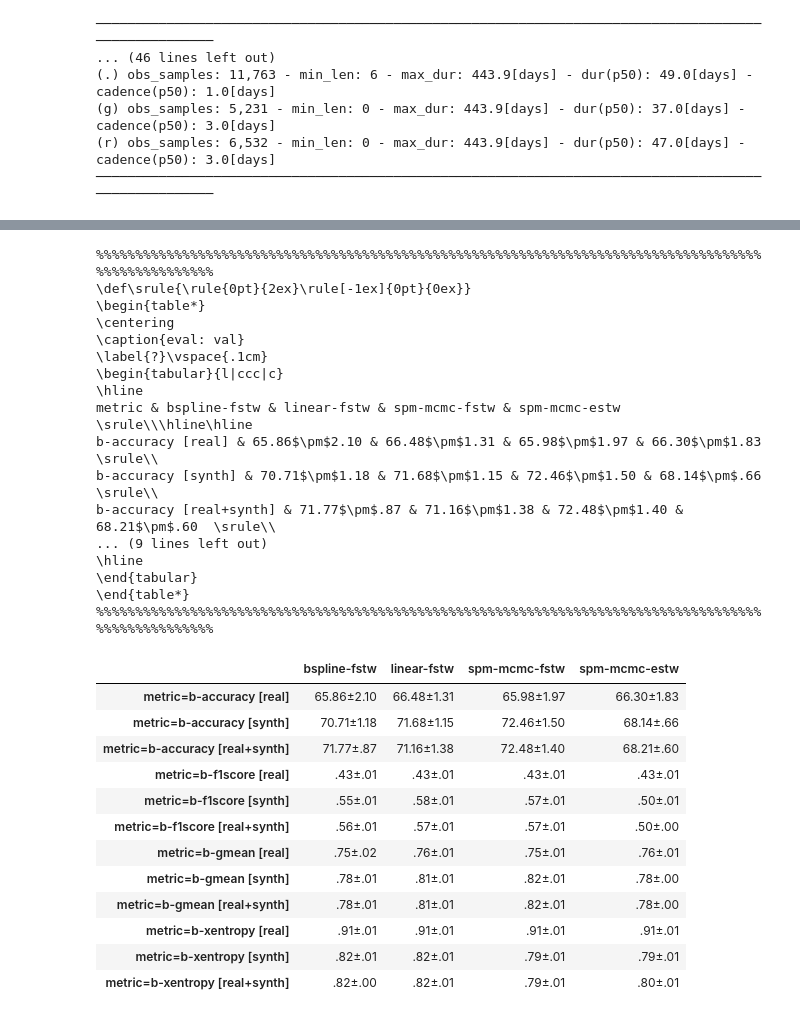
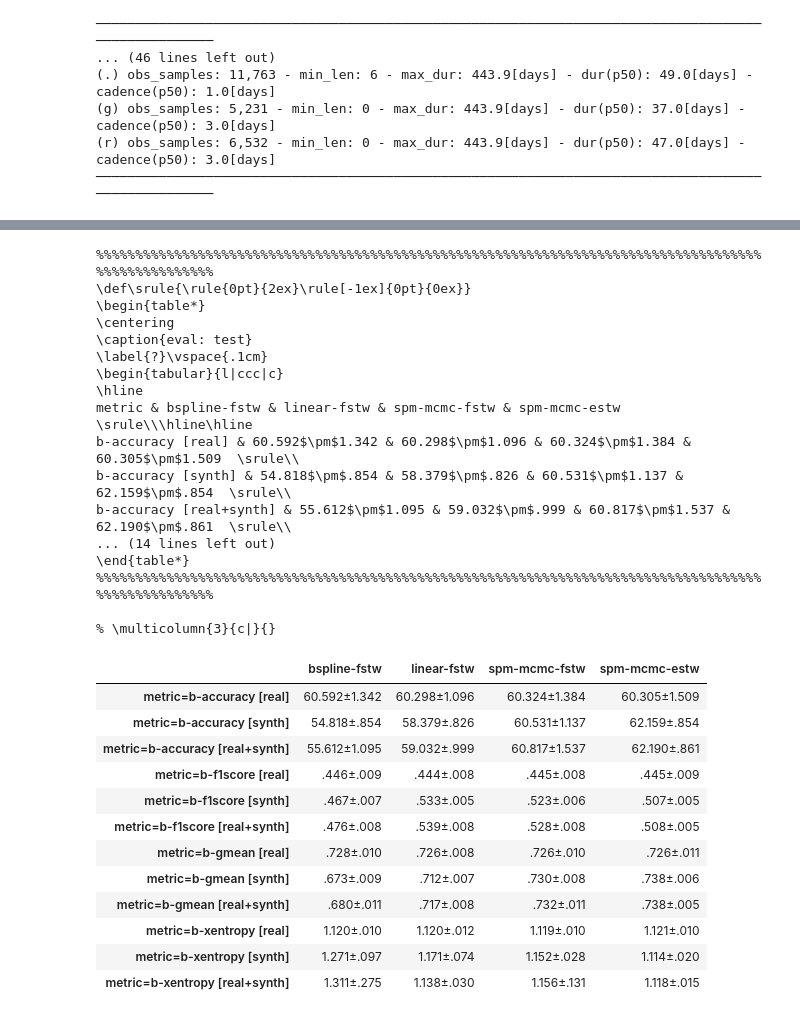
Before and after one commit to opimentel-github/astro-lightcurves-fats, a Jupyter notebook: experiments/random_forest.ipynb, the cells around one changed output, grey strips where cells are left out. Cells and saved outputs as stored; diff of their text form; code cells hidden in the pictures.

```diff
--- a/experiments/random_forest.ipynb
+++ b/experiments/random_forest.ipynb
@@ -73,13 +73,13 @@ import matplotlib.pyplot as plt
 
 kf = 0
 max_model_ids = 50
-test_lcset_name = 'val' # val test
+test_lcset_name = 'test' # val test
 methods = ['bspline-fstw', 'linear-fstw', 'spm-mle-fstw', 'spm-mcmc-fstw', 'spm-mle-estw', 'spm-mcmc-estw']
 #methods = ['bspline-fstw', 'linear-fstw', 'spm-mle-fstw']
 #methods = ['linear-fstw']
 methods = ['bspline-fstw', 'linear-fstw', 'spm-mcmc-fstw', 'spm-mcmc-estw']
 #methods = ['bspline-fstw']
-#methods = ['spm-mcmc-estw']
+methods = ['spm-mcmc-estw']
 for method in methods:
     new_cfilename = f'{cfilename}°method={method}'
     filedir = f'{root_folder}/{new_cfilename}.{C_.EXT_SPLIT_LIGHTCURVE}'
@@ -88,7 +88,7 @@ for method in methods:
     train_configs = [
         'r',
         's',
-        #'r+s',
+        'r+s',
         #'r-s',
     ]
     for train_config in train_configs:
@@ -109,9 +109,9 @@ for method in methods:
             f1score_xe = XError([d[id]['metrics_dict']['b-f1score'] for id in model_ids])
             accuracy_xe = XError([d[id]['metrics_dict']['b-accuracy'] for id in model_ids])
             title = f'train set: {"no-method" if train_config=="r" else train_lcset_name}'
-            title += f' - evaluation set: {lcset_name}\n'
-            title += f'b-f1score: {f1score_xe}\n'
-            title += f'b-accuracy: {accuracy_xe}'
+            title += f' - eval={kf}@{lcset_name}\n'
+            title += f'b-f1score={f1score_xe}\n'
+            title += f'b-accuracy={accuracy_xe}'
             cm_kwargs = {
                 'title':title,
                 'figsize':(6,5),
@@ -162,7 +137,7 @@ from flamingchoripan.datascience.statistics import XError
 from flamingchoripan.latex.latex_tables import LatexTable
 import pandas as pd
 
-test_lcset_name = 'val' # val test
+test_lcset_name = 'test' # val test
 methods = ['bspline-fstw', 'linear-fstw', 'spm-mle-fstw', 'spm-mcmc-fstw', 'spm-mle-estw', 'spm-mcmc-estw']
 methods = ['bspline-fstw', 'linear-fstw', 'spm-mcmc-fstw', 'spm-mcmc-estw']
 #methods = ['bspline-fstw', 'linear-fstw', 'spm-mle-fstw']
@@ -242,52 +217,53 @@ for km,method in enumerate(methods):
             except KeyError:
                 info_dict[f'metric={metric}'][method] = [v]
 
 info_df = pd.DataFrame.from_dict(info_dict, orient='index').reindex(list(info_dict.keys()))
 for c in info_df.columns:
     info_df[c].values[:] = [XError(v) if isinstance(v, list) else v for v in info_df[c].values[:]] # make xerror from list
 
 latex_kwargs = {
     'caption':f'eval: {test_lcset_name}',
     'label':'?',
     #'bold_criteriums':'max',
     'custom_tabular_align':'l|'+'c'*sum([m.split('-')[-1]=='fstw' for m in methods])+'|'+'c'*sum([m.split('-')[-1]=='estw' for m in methods]),
     #'custom_tabular_align':'l|cc|cc|cc',
+    'hline_k':2,
 }
 latex_table = LatexTable(info_df, **latex_kwargs)
 print(latex_table)
 print('% \multicolumn{3}{c|}{}')
 info_df
 # %% [output]
 %%%%%%%%%%%%%%%%%%%%%%%%%%%%%%%%%%%%%%%%%%%%%%%%%%%%%%%%%%%%%%%%%%%%%%%%%%%%%%%%%%%%%%%%%%%%%%%%%%%%
 \def\srule{\rule{0pt}{2ex}\rule[-1ex]{0pt}{0ex}}
 \begin{table*}
 \centering
-\caption{eval: val}
+\caption{eval: test}
 \label{?}\vspace{.1cm}
 \begin{tabular}{l|ccc|c}
 \hline
 metric & bspline-fstw & linear-fstw & spm-mcmc-fstw & spm-mcmc-estw \srule\\\hline\hline
-b-accuracy [real] & 65.86$\pm$2.10 & 66.48$\pm$1.31 & 65.98$\pm$1.97 & 66.30$\pm$1.83  \srule\\
-b-accuracy [synth] & 70.71$\pm$1.18 & 71.68$\pm$1.15 & 72.46$\pm$1.50 & 68.14$\pm$.66  \srule\\
-b-accuracy [real+synth] & 71.77$\pm$.87 & 71.16$\pm$1.38 & 72.48$\pm$1.40 & 68.21$\pm$.60  \srule\\
-... (9 lines left out)
-\hline
-\end{tabular}
+b-accuracy [real] & 60.592$\pm$1.342 & 60.298$\pm$1.096 & 60.324$\pm$1.384 & 60.305$\pm$1.509  \srule\\
+b-accuracy [synth] & 54.818$\pm$.854 & 58.379$\pm$.826 & 60.531$\pm$1.137 & 62.159$\pm$.854  \srule\\
+b-accuracy [real+synth] & 55.612$\pm$1.095 & 59.032$\pm$.999 & 60.817$\pm$1.537 & 62.190$\pm$.861  \srule\\
+... (14 lines left out)
 \end{table*}
 %%%%%%%%%%%%%%%%%%%%%%%%%%%%%%%%%%%%%%%%%%%%%%%%%%%%%%%%%%%%%%%%%%%%%%%%%%%%%%%%%%%%%%%%%%%%%%%%%%%%
+
+% \multicolumn{3}{c|}{}
 |  | bspline-fstw | linear-fstw | spm-mcmc-fstw | spm-mcmc-estw |
-| metric=b-accuracy [real] | 65.86±2.10 | 66.48±1.31 | 65.98±1.97 | 66.30±1.83 |
-| metric=b-accuracy [synth] | 70.71±1.18 | 71.68±1.15 | 72.46±1.50 | 68.14±.66 |
-| metric=b-accuracy [real+synth] | 71.77±.87 | 71.16±1.38 | 72.48±1.40 | 68.21±.60 |
-| metric=b-f1score [real] | .43±.01 | .43±.01 | .43±.01 | .43±.01 |
-| metric=b-f1score [synth] | .55±.01 | .58±.01 | .57±.01 | .50±.01 |
-| metric=b-f1score [real+synth] | .56±.01 | .57±.01 | .57±.01 | .50±.00 |
-| metric=b-gmean [real] | .75±.02 | .76±.01 | .75±.01 | .76±.01 |
-| metric=b-gmean [synth] | .78±.01 | .81±.01 | .82±.01 | .78±.00 |
-| metric=b-gmean [real+synth] | .78±.01 | .81±.01 | .82±.01 | .78±.00 |
-| metric=b-xentropy [real] | .91±.01 | .91±.01 | .91±.01 | .91±.01 |
-| metric=b-xentropy [synth] | .82±.01 | .82±.01 | .79±.01 | .79±.01 |
-| metric=b-xentropy [real+synth] | .82±.00 | .82±.01 | .79±.01 | .80±.01 |
+| metric=b-accuracy [real] | 60.592±1.342 | 60.298±1.096 | 60.324±1.384 | 60.305±1.509 |
+| metric=b-accuracy [synth] | 54.818±.854 | 58.379±.826 | 60.531±1.137 | 62.159±.854 |
+| metric=b-accuracy [real+synth] | 55.612±1.095 | 59.032±.999 | 60.817±1.537 | 62.190±.861 |
+| metric=b-f1score [real] | .446±.009 | .444±.008 | .445±.008 | .445±.009 |
+| metric=b-f1score [synth] | .467±.007 | .533±.005 | .523±.006 | .507±.005 |
+| metric=b-f1score [real+synth] | .476±.008 | .539±.008 | .528±.008 | .508±.005 |
+| metric=b-gmean [real] | .728±.010 | .726±.008 | .726±.010 | .726±.011 |
+| metric=b-gmean [synth] | .673±.009 | .712±.007 | .730±.008 | .738±.006 |
+| metric=b-gmean [real+synth] | .680±.011 | .717±.008 | .732±.011 | .738±.005 |
+| metric=b-xentropy [real] | 1.120±.010 | 1.120±.012 | 1.119±.010 | 1.121±.010 |
+| metric=b-xentropy [synth] | 1.271±.097 | 1.171±.074 | 1.152±.028 | 1.114±.020 |
+| metric=b-xentropy [real+synth] | 1.311±.275 | 1.138±.030 | 1.156±.131 | 1.118±.015 |
 # %%
 %load_ext autoreload
 %autoreload 2
```
Also changed, not shown: parts of 3 cells of this notebook, 2 other files.
